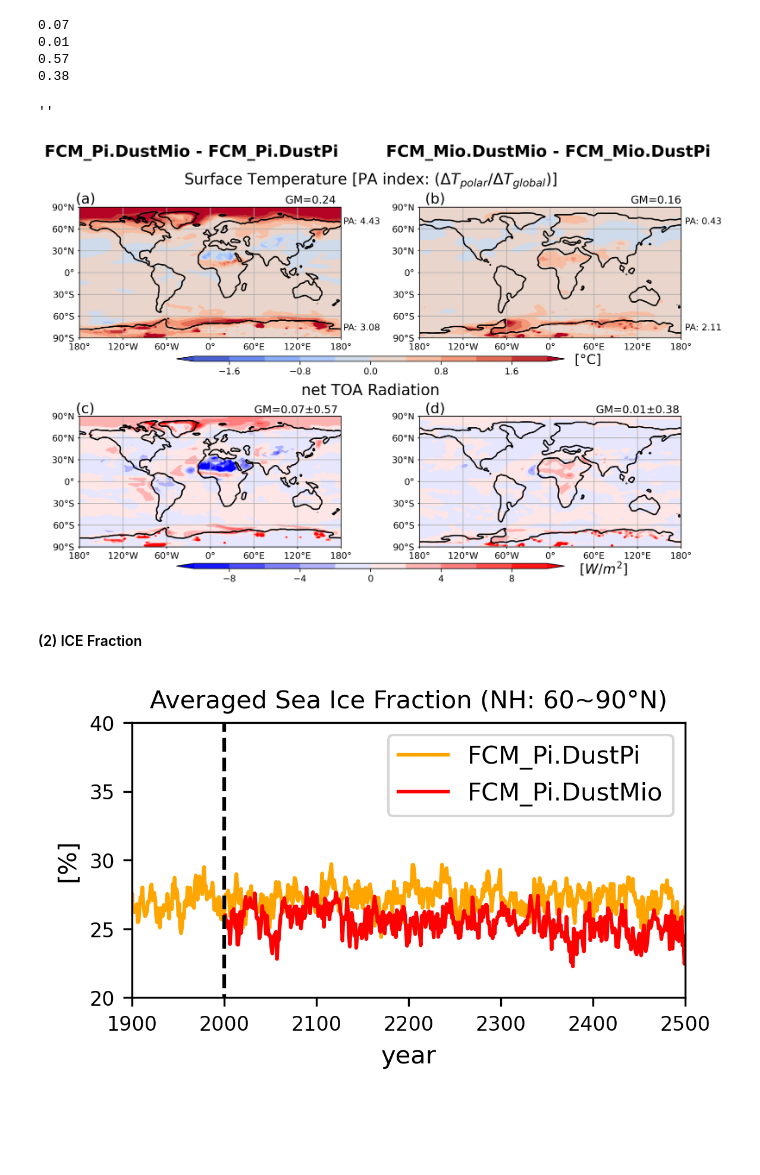
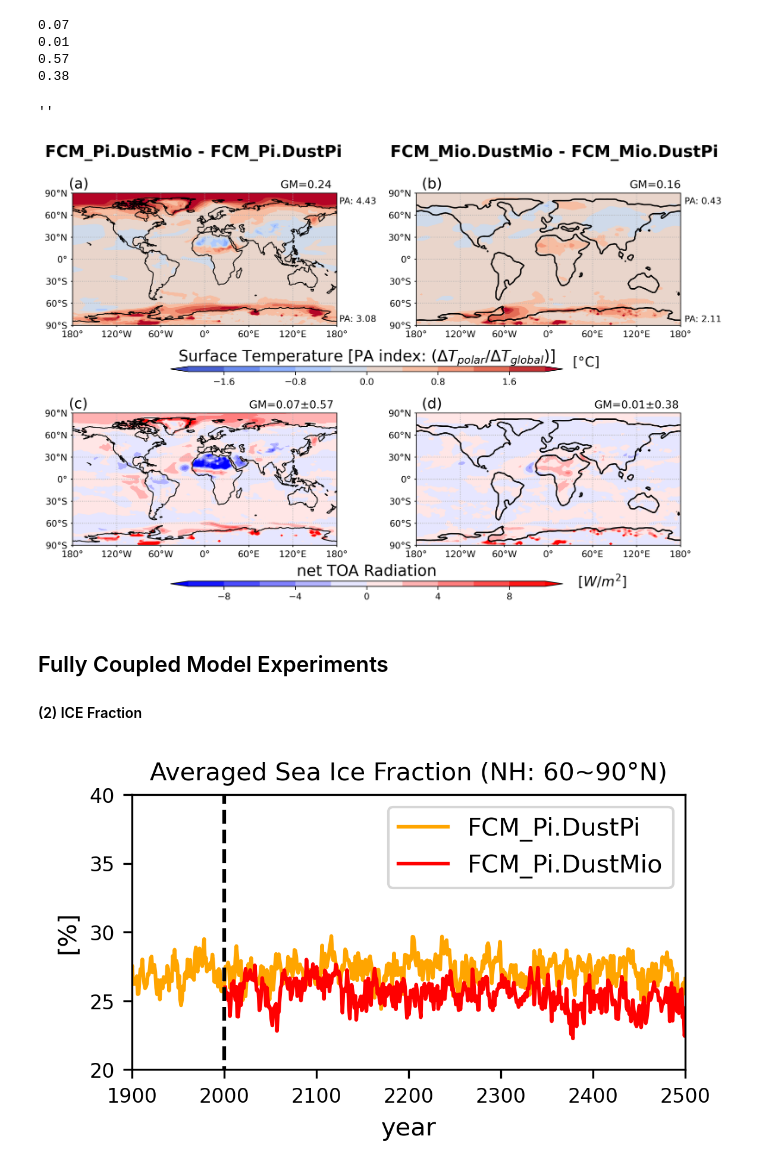
Before and after one commit to ChenPoJu/Miocene-Dust, a Jupyter notebook: Fig5_FCM/Fig5_FCM_patterns.ipynb, the cells around one changed output. Saved outputs shown, nothing was run; the diff lists cells and outputs as text; code cells hidden in the pictures; blank space fills up the shorter version.

```diff
--- a/Fig5_FCM/Fig5_FCM_patterns.ipynb
+++ b/Fig5_FCM/Fig5_FCM_patterns.ipynb
@@ -126,13 +126,12 @@ fig, axs = plt.subplots(nrows=2,ncols=2,
                         figsize=(12,8), dpi=300)
 
 # Set Width / Height padding between subplots, expressed as a fraction of the subplot width
-fig.subplots_adjust(wspace=0.3, hspace=0.1)
+fig.subplots_adjust(wspace=0.3, hspace=0.2)
 
-# axs is a 2 dimensional array of `GeoAxes`
-# flatten it into a 1-D array
+# flatten axs into a 1-D array
 axs=axs.flatten()
 
-# Loop over all of the months and plot
+# Loop over all of the patterns and plot
 for i,m in enumerate(pattern_mean['pattern']):
 
     # Contour plot
@@ -140,24 +139,26 @@ for i,m in enumerate(pattern_mean['pattern']):
     if i==0:
         cs1=axs[i].contourf(lons, lat, data[i,:,:], levels = np.linspace(-2, 2, 11),
                             transform = ccrs.PlateCarree(), cmap='coolwarm', extend='both')
-        axs[i].contour(lons, lat, mask_Pi, [0.5,1.5],
-                       transform = ccrs.PlateCarree(), colors='k', linewidths=1.5, zorder=3)
+        # Add coastines in Pre-industrial Scenario
+        axs[i].coastlines(zorder=3)
 
     elif i==1:
         cs1=axs[i].contourf(lons, lat, data[i,:,:], levels = np.linspace(-2, 2, 11),
                             transform = ccrs.PlateCarree(), cmap='coolwarm', extend='both')
+        # Add coastines in Miocene Scenario
         axs[i].contour(lons, lat, mask_Mio, [0.5,1.5],
                        transform = ccrs.PlateCarree(), colors='k', linewidths=1.5, zorder=3)
 
     elif i==2:
         cs2=axs[i].contourf(lons, lat, data[i,:,:], levels = np.linspace(-10, 10, 11),
                             transform = ccrs.PlateCarree(), cmap='bwr', extend='both')
-        axs[i].contour(lons, lat, mask_Pi, [0.5,1.5],
-                       transform = ccrs.PlateCarree(), colors='k', linewidths=1.5, zorder=3)
+        # Add coastines in Pre-industrial Scenario
+        axs[i].coastlines(zorder=3)
 
     else:
         cs2=axs[i].contourf(lons, lat, data[i,:,:], levels = np.linspace(-10, 10, 11),
                             transform = ccrs.PlateCarree(), cmap='bwr', extend='both')
+        # Add coastines in Miocene Scenario
         axs[i].contour(lons, lat, mask_Mio, [0.5,1.5],
                        transform = ccrs.PlateCarree(), colors='k', linewidths=1.5, zorder=3)
 
@@ -178,56 +179,60 @@ for i,m in enumerate(pattern_mean['pattern']):
         ylabel.set_fontsize(10)
 
     # Add gridlines
-    axs[i].gridlines(colors='white', linewidths=0.2, zorder=2)
+    axs[i].gridlines(colors='white', linestyle=':', linewidths=0.2, zorder=2)
 
 # Add colorbar
-cax1 = fig.add_axes([0.25, 0.525, 0.5, 0.01])    # set the [x0, y0, width, height] of the colorbar
+cax1 = fig.add_axes([0.25, 0.49, 0.5, 0.01])    # set the [x0, y0, width, height] of the colorbar
 CB1  = plt.colorbar(cs1, cax=cax1, orientation='horizontal')
-cax2 = fig.add_axes([0.25, 0.125, 0.5, 0.01])    # set the [x0, y0, width, height] of the colorbar
+cax2 = fig.add_axes([0.25, 0.08, 0.5, 0.01])    # set the [x0, y0, width, height] of the colorbar
 CB2  = plt.colorbar(cs2, cax=cax2, orientation='horizontal')
 
-# Add colobar's title
+
 GM_Pi = 'GM='+str('{:03.2f}'.format(ts_Pi_ano_gmean.values))
 GM_Mio = 'GM='+str('{:03.2f}'.format(ts_Mio_ano_gmean.values))
 GM_toa_Pi = 'GM='+str('{:03.2f}'.format(toa_Pi_ano_gmean.values))+'±'+str('{:03.2f}'.format(toa_Pi_ano_yr_std.values))
 GM_toa_Mio = 'GM='+str('{:03.2f}'.format(toa_Mio_ano_gmean.values))+'±'+str('{:03.2f}'.format(toa_Mio_ano_yr_std.values))
 
 PA_Pi_NH = 'PA: '+str('{:03.2f}'.format(ts_Pi_ano_NH_pa.values))
 PA_Pi_SH = 'PA: '+str('{:03.2f}'.format(ts_Pi_ano_SH_pa.values))
 PA_Mio_NH = 'PA: '+str('{:03.2f}'.format(ts_Mio_ano_NH_pa.values))
 PA_Mio_SH = 'PA: '+str('{:03.2f}'.format(ts_Mio_ano_SH_pa.values))
 
 
-plt.figtext(0.78,0.52,'[°C]',ha='center',fontsize=15)
-plt.figtext(0.12,0.83,'(a)',fontsize=16)
-plt.figtext(0.08,0.92,'FCM_Pi.DustMio - FCM_Pi.DustPi',fontsize=18, weight='bold')
-plt.figtext(0.39,0.83,GM_Pi,fontsize=12)
-plt.figtext(0.57,0.83,'(b)',fontsize=16)
-plt.figtext(0.52,0.92,'FCM_Mio.DustMio - FCM_Mio.DustPi',fontsize=18, weight='bold')
-plt.figtext(0.835,0.83,GM_Mio,fontsize=12)
+plt.figtext(0.78,0.5,'[°C]',ha='center',fontsize=15)
+plt.figtext(0.12,0.84,'(a)',fontsize=16)
+plt.figtext(0.09,0.9,'FCM_Pi.DustMio - FCM_Pi.DustPi',fontsize=18, weight='bold')
+plt.figtext(0.39,0.84,GM_Pi,fontsize=12)
+plt.figtext(0.57,0.84,'(b)',fontsize=16)
+plt.figtext(0.53,0.9,'FCM_Mio.DustMio - FCM_Mio.DustPi',fontsize=18, weight='bold')
+plt.figtext(0.835,0.84,GM_Mio,fontsize=12)
 
-plt.figtext(0.465,0.79,PA_Pi_NH,fontsize=10)
+plt.figtext(0.465,0.81,PA_Pi_NH,fontsize=10)
 plt.figtext(0.465,0.585,PA_Pi_SH,fontsize=10)
-plt.figtext(0.905,0.79,PA_Mio_NH,fontsize=10)
+plt.figtext(0.905,0.81,PA_Mio_NH,fontsize=10)
 plt.figtext(0.905,0.585,PA_Mio_SH,fontsize=10)
 
-plt.figtext(0.8,0.115,'$[W/m^2]$',ha='center',fontsize=15)
-plt.figtext(0.12,0.425,'(c)',fontsize=16)
-plt.figtext(0.35,0.425,GM_toa_Pi,fontsize=12)
-plt.figtext(0.57,0.425,'(d)',fontsize=16)
-plt.figtext(0.79,0.425,GM_toa_Mio,fontsize=12)
-plt.figtext(0.5,0.46,'net TOA Radiation',ha='center',fontsize=17)
+plt.figtext(0.8,0.08,'$[W/m^2]$',ha='center',fontsize=15)
+plt.figtext(0.12,0.42,'(c)',fontsize=16)
+plt.figtext(0.35,0.42,GM_toa_Pi,fontsize=12)
+plt.figtext(0.57,0.42,'(d)',fontsize=16)
+plt.figtext(0.79,0.42,GM_toa_Mio,fontsize=12)
+
+plt.figtext(0.5,0.51,'Surface Temperature [PA index: ($ΔT_{polar} / ΔT_{global}$)]',ha='center',fontsize=17)
+plt.figtext(0.5,0.1,'net TOA Radiation',ha='center',fontsize=17)
 
 # Add title
-plt.suptitle('Surface Temperature [PA index: ($ΔT_{polar} / ΔT_{global}$)]', y=0.89, fontsize=17)
+# plt.suptitle('Surface Temperature [PA index: ($ΔT_{polar} / ΔT_{global}$)]', y=0.89, fontsize=17)
 # plt.suptitle('Surface Temperature', y=0.685, fontsize=18)
 # fig.savefig('plot_net_radiation_TOA.png')
 ;
 # %% [output]
 ''
-[figure, old version]
+[figure, new version]
-# %% [markdown]
-#### (2) ICE Fraction
+# %% [markdown]
+## Fully Coupled Model Experiments
+
+#### (2) ICE Fraction
 # %%
 # Function of Plotting --- time-series
 
```
Also changed, not shown: parts of 2 cells of this notebook.
